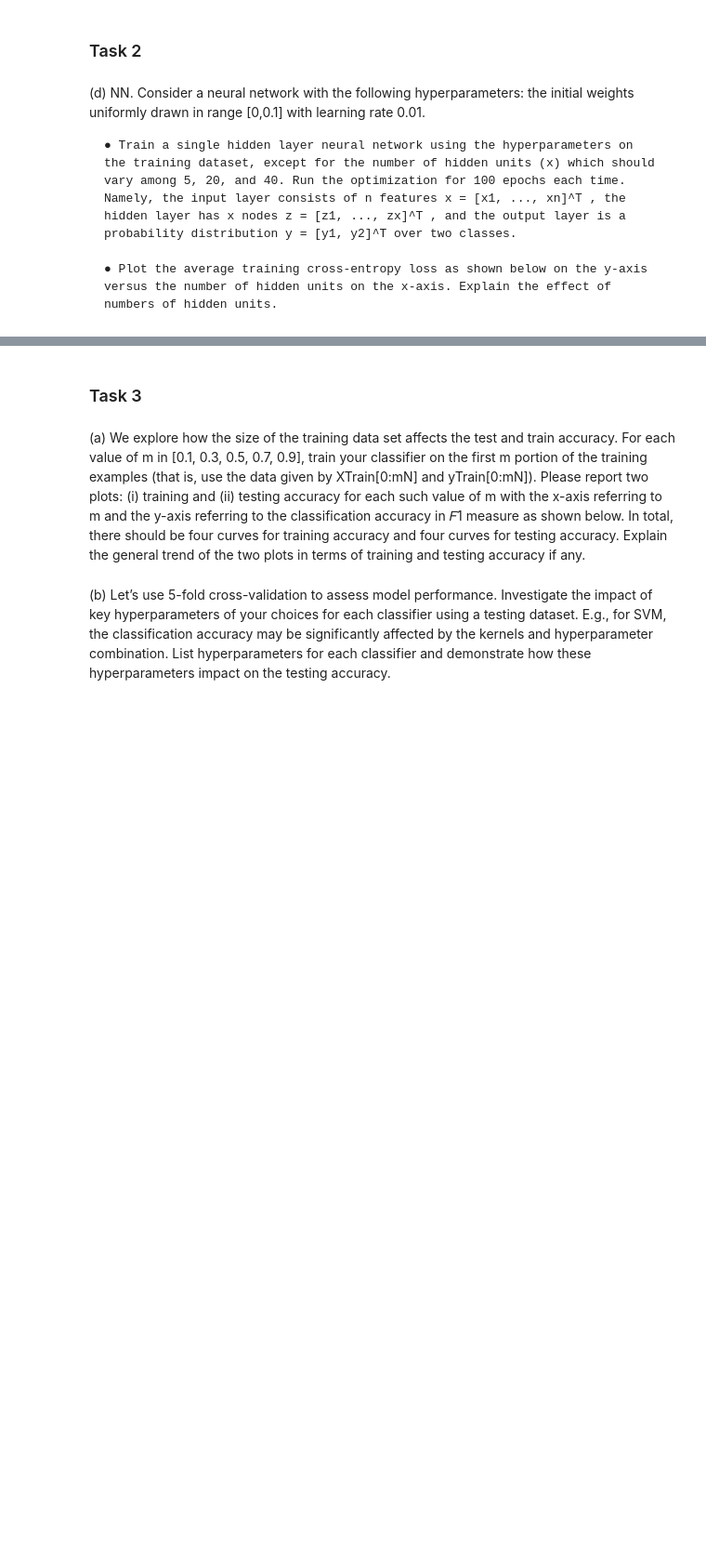
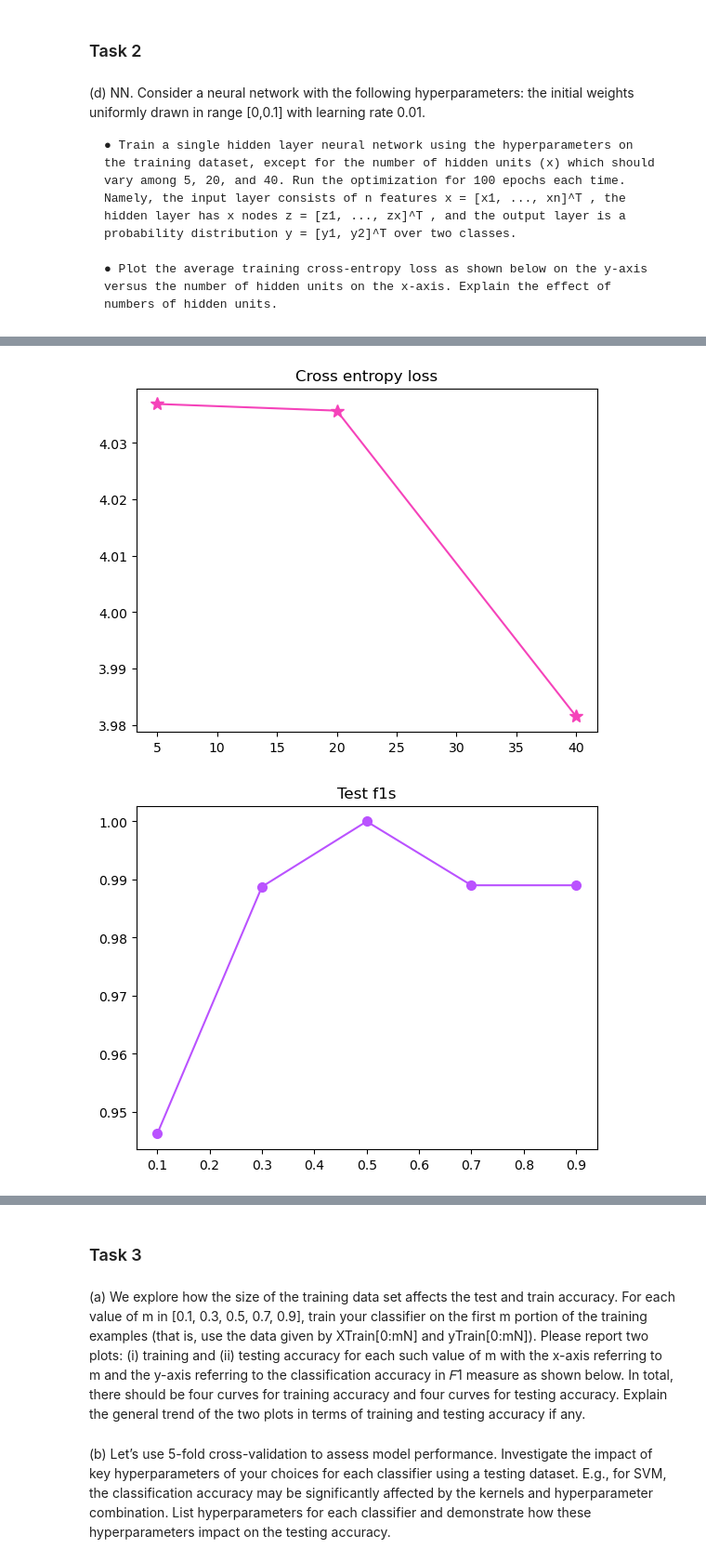
Before and after one commit to spartanjax/cs361_shared_assigment, a Jupyter notebook: Divided Parts/Classifiers/D_NN_LxH.ipynb, the cells around one changed output, grey strips where cells are left out. Shown at 93% size. Cells and saved outputs as stored; diff of their text form; code cells hidden in the pictures; blank space fills up the shorter version.

```diff
--- a/Divided Parts/Classifiers/D_NN_LxH.ipynb
+++ b/Divided Parts/Classifiers/D_NN_LxH.ipynb
@@ -24,6 +24,7 @@ import pandas as pd
 from sklearn.feature_extraction.text import CountVectorizer
 import math
 import matplotlib.pyplot as plt
+import numpy as np
 
 def main():
     data = make_df("../../train.csv")
@@ -37,7 +38,7 @@ def main():
     num_nods = [5, 20, 40]
     for num in num_nods:
         probs, clf = make_classifier(vector, y, vector_test, num)
-        cel = calc_cels(probs)
+        cel = calc_cels(probs, y, clf)
         cels.append(cel)
 
     plt.plot(num_nods, cels, marker = "*", color = "#F543BA", markersize = 10)
@@ -83,20 +84,34 @@ def make_df(filename):
 
     return df
 
-def calc_cels(probs):
+def calc_cels(probs, train_y, clf):
     total = 0
-
-    for pair in probs:
-        # we want this to be 1 or 0 depending if it is the same class or not
-        loss1 = pair[0] * math.log(pair[0])
-        loss2 = pair[1] * math.log(pair[1])
+    print(probs)
+    print(clf.classes_)
+    print(train_y)
+    for ind in range(len(probs)):
+        loss1 = 0
+        loss2 = 0
+        if train_y[ind] == "tech":
+            loss1 = math.log(probs[ind][1])
+            print("probability 1", probs[ind][1])
+            print("loss1", loss1)
+        else:
+            loss1 = 0
+        if train_y[ind] == "entertainment":
+            loss2 = math.log(probs[ind][0])
+            print("probability 2", probs[ind][0])
+            print("loss2", loss2)
+        else:
+            loss2 = 0
         cel = - (loss1 + loss2)
         total += cel
+
+    print(np.mean(clf.loss_curve_))
 
     avg_cel = total / len(probs)
 
     return avg_cel
-
 
 # passes in training xs, training ys, testing xs
 ''' THIS IS THE CLASSIFIER FUNCTION YOU SHOULD MIRROR FOR YOUR MODEL FOR IT TO WORK WITH TASK 3
@@ -112,19 +127,52 @@ def make_classifier(vector, y, vector_test, num_nodes = 5):
 
     return probs, clf
 
+def train_on_m(train_y, vector, vector_test, m, y_test):
+
+    sub_vector = vector[0:round(vector.shape[0]*m)]
+
+    probs, clf = make_classifier(sub_vector, train_y[0:round(len(train_y)*m)], vector_test)
+
+    preds_test = clf.predict(vector_test)
+
+    preds_train = clf.predict(sub_vector)
+
+    train_f1 = calc_f1(preds_train, train_y)
+    test_f1 = calc_f1(preds_test, y_test)
+
+    return train_f1, test_f1
+
+def calc_f1(preds, actual):
+    tp = 0
+    fp = 0
+    fn = 0
+    tn = 0
+
+# tech is positive
+
+    for i in range(len(preds)):
+        if preds[i] == "tech" and actual[i] == "tech":
+            tp += 1
+        elif preds[i] == "tech" and actual[i] == "entertainment":
+            fp += 1
+        elif preds[i] == "entertainment" and actual[i] == "entertainment":
+            tn += 1
+        else:
+            fn += 1
+
+
+    precision = tp / (tp + fp)
+    recall = tp / (tp + fn)
+    f1 = 2*((precision*recall) / (precision+recall))
+
+    return f1
 
 main()
-
-
-
-
 
 # hyperparams; #hidden layers, #neurons per layer, #activation function
 
 # adj initial weight, adj learning rate, adj # epoch,
 #adj # hidden units (1layer has x units)
-
-
 
 #act function relu
 #solver sgd
@@ -138,0 +203,2 @@ FileNotFoundError: [Errno 2] No such file or directory: 'train.csv'
+[figure, added]
+[figure, added]
```
Also changed, not shown: parts of 1 cell of this notebook.
